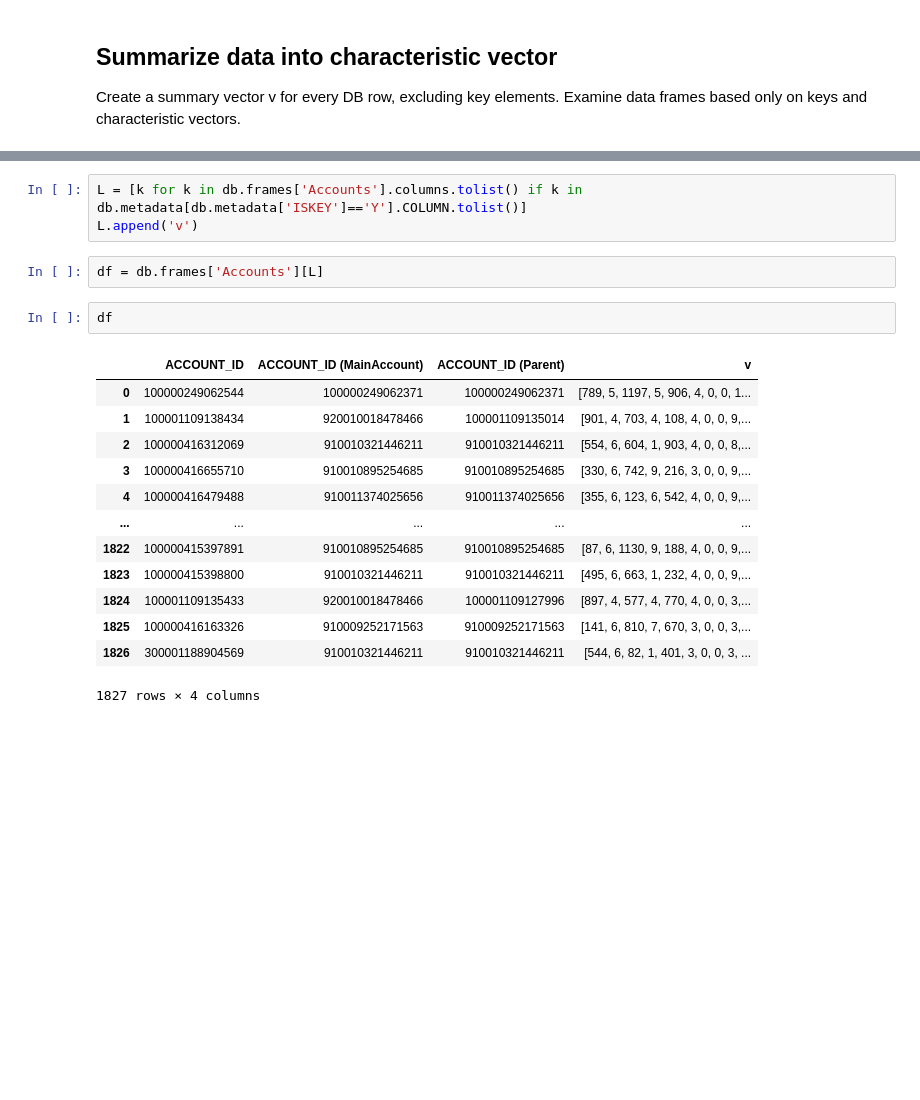
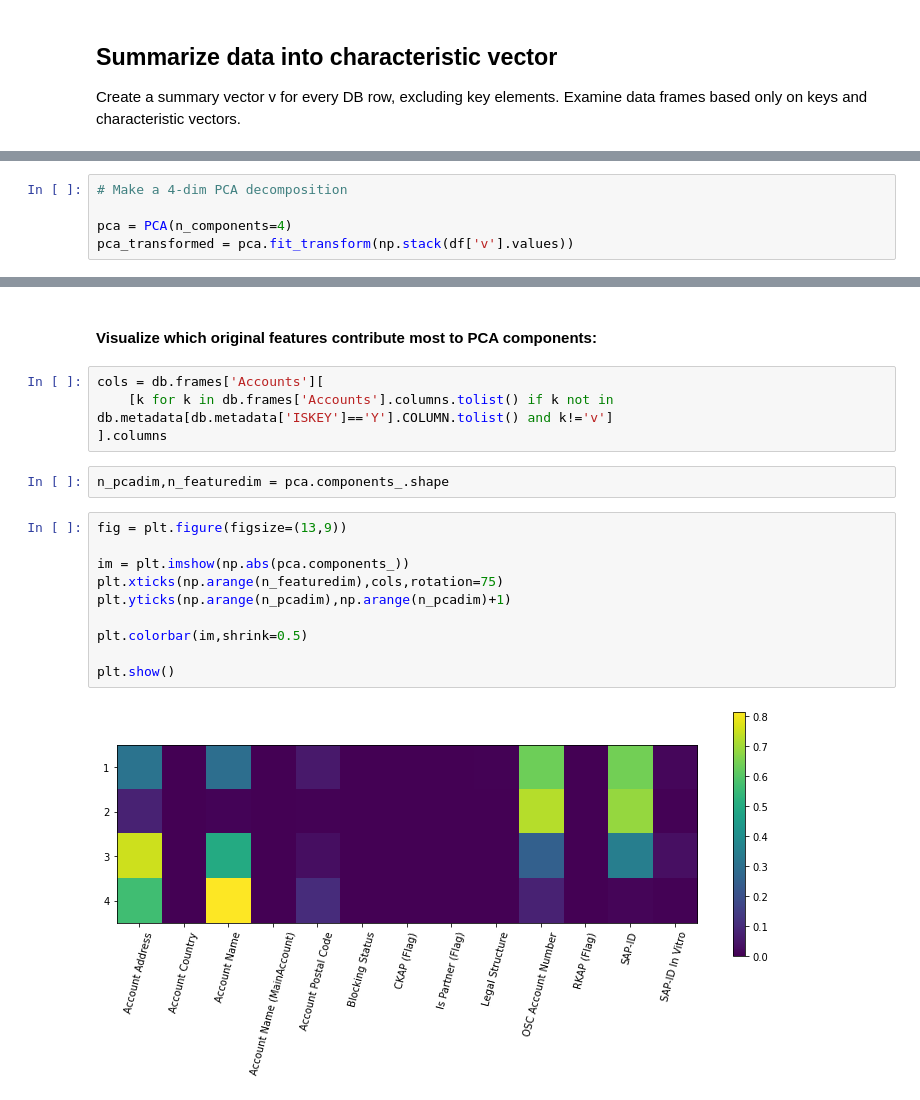
Before and after one commit to janlucasdeinhard/pyfiles, a Jupyter notebook: 16_PROJECT_SHS/Snowflake_DB_Exploration.ipynb, the cells around one changed output, grey strips where cells are left out. Cells and saved outputs as stored; diff of their text form; blank space fills up the shorter version.

```diff
--- a/16_PROJECT_SHS/Snowflake_DB_Exploration.ipynb
+++ b/16_PROJECT_SHS/Snowflake_DB_Exploration.ipynb
@@ -61,0 +80,5 @@ for cframe in db.frames.keys():
+# %%
+# Make a 4-dim PCA decomposition
+
+pca = PCA(n_components=4)
+pca_transformed = pca.fit_transform(np.stack(df['v'].values))
@@ -62,21 +91,20 @@ for cframe in db.frames.keys():
+# %% [markdown]
+#### Visualize which original features contribute most to PCA components:
 # %%
-L = [k for k in db.frames['Accounts'].columns.tolist() if k in db.metadata[db.metadata['ISKEY']=='Y'].COLUMN.tolist()]
-L.append('v')
+cols = db.frames['Accounts'][
+    [k for k in db.frames['Accounts'].columns.tolist() if k not in db.metadata[db.metadata['ISKEY']=='Y'].COLUMN.tolist() and k!='v']
+].columns
-# %%
-df = db.frames['Accounts'][L]
-# %%
-df
-# %% [output]
-|  | ACCOUNT_ID | ACCOUNT_ID (MainAccount) | ACCOUNT_ID (Parent) | v |
-| 0 | 100000249062544 | 100000249062371 | 100000249062371 | [789, 5, 1197, 5, 906, 4, 0, 0, 1... |
-| 1 | 100001109138434 | 920010018478466 | 100001109135014 | [901, 4, 703, 4, 108, 4, 0, 0, 9,... |
-| 2 | 100000416312069 | 910010321446211 | 910010321446211 | [554, 6, 604, 1, 903, 4, 0, 0, 8,... |
-| 3 | 100000416655710 | 910010895254685 | 910010895254685 | [330, 6, 742, 9, 216, 3, 0, 0, 9,... |
-| 4 | 100000416479488 | 910011374025656 | 910011374025656 | [355, 6, 123, 6, 542, 4, 0, 0, 9,... |
-| ... | ... | ... | ... | ... |
-| 1822 | 100000415397891 | 910010895254685 | 910010895254685 | [87, 6, 1130, 9, 188, 4, 0, 0, 9,... |
-| 1823 | 100000415398800 | 910010321446211 | 910010321446211 | [495, 6, 663, 1, 232, 4, 0, 0, 9,... |
-| 1824 | 100001109135433 | 920010018478466 | 100001109127996 | [897, 4, 577, 4, 770, 4, 0, 0, 3,... |
-| 1825 | 100000416163326 | 910009252171563 | 910009252171563 | [141, 6, 810, 7, 670, 3, 0, 0, 3,... |
-| 1826 | 300001188904569 | 910010321446211 | 910010321446211 | [544, 6, 82, 1, 401, 3, 0, 0, 3, ... |
-1827 rows × 4 columns
+# %%
+n_pcadim,n_featuredim = pca.components_.shape
+# %%
+fig = plt.figure(figsize=(13,9))
+
+im = plt.imshow(np.abs(pca.components_))
+plt.xticks(np.arange(n_featuredim),cols,rotation=75)
+plt.yticks(np.arange(n_pcadim),np.arange(n_pcadim)+1)
+
+plt.colorbar(im,shrink=0.5)
+
+plt.show()
+# %% [output]
+[figure, added]
```
Also changed, not shown: parts of 14 cells of this notebook.
